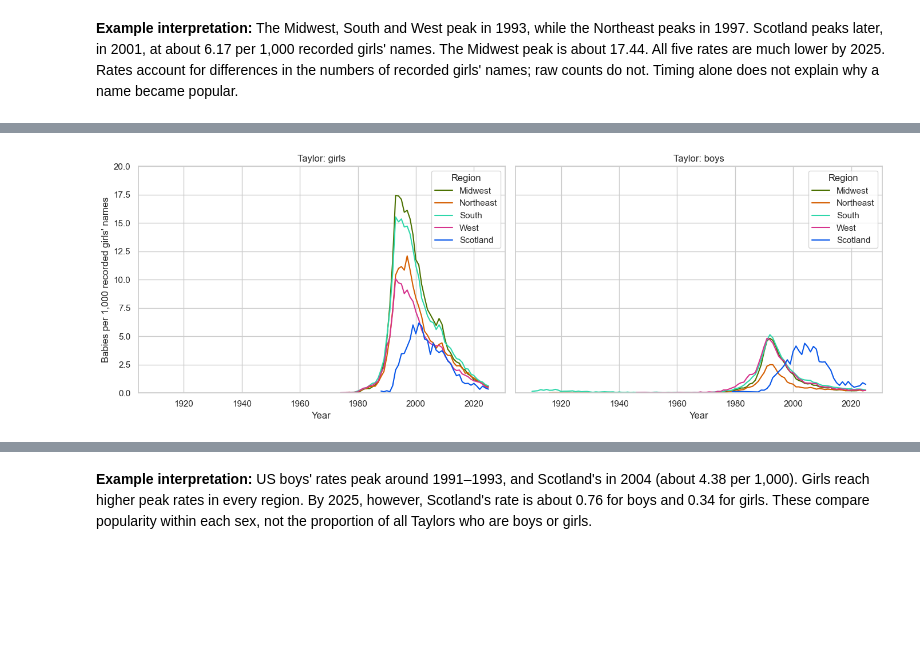
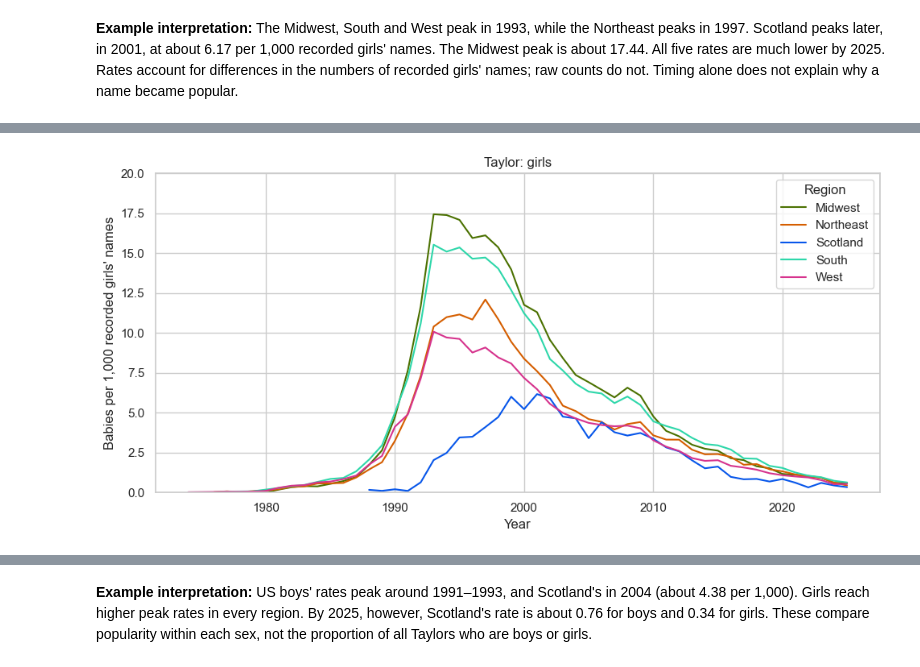
Before and after one commit to j-ales/PN4106_2026_27, a Jupyter notebook: week_5/ANSWERS_05-Visualising-Data-with-Seaborn.ipynb, the cells around one changed output, grey strips where cells are left out. Cells and saved outputs as stored; diff of their text form; code cells hidden in the pictures; blank space fills up the shorter version.

```diff
--- a/week_5/ANSWERS_05-Visualising-Data-with-Seaborn.ipynb
+++ b/week_5/ANSWERS_05-Visualising-Data-with-Seaborn.ipynb
@@ -262,20 +299,26 @@ To compare boys and girls fairly, give **both Taylor plots a y-axis from 0 to 20
 How do the peak years and rates differ? Is Taylor relatively more popular among boys
 or girls in Scotland by 2025? Remember that each sex has its own denominator.
 # %%
-# Redraw both on matching axes so their heights can be compared directly.
-fig, axes = plt.subplots(1, 2, figsize=(14, 5), sharex=True, sharey=True)
-for sex, label, ax in zip(["F", "M"], ["Girls", "Boys"], axes):
-    selected_df = names_rates_df.loc[
-        (names_rates_df["Name"] == "Taylor")
-        & (names_rates_df["Sex"] == sex)
-    ]
-    sns.lineplot(data=selected_df, x="Year", y="CountPer1000", hue="Region",
-                 palette=region_colours, estimator=None, ax=ax)
-    ax.set(title=f"Taylor: {label.lower()}", xlabel="Year",
-           ylabel=f"Babies per 1,000 recorded {label.lower()}' names",
-           ylim=(0, 20))
-    ax.legend(title="Region")
+# Select one name and one sex; retain the full available time history.
+select_name = names_rates_df["Name"] == "Taylor"
+select_sex = names_rates_df["Sex"] == "F"
+taylor_girls_df = names_rates_df.loc[select_name & select_sex].copy()
+taylor_girls_df = taylor_girls_df.sort_values(["Region", "Year"])
+
+# Start a new figure. There is one value per region and year.
+fig, ax = plt.subplots(figsize=(10, 5))
+sns.lineplot(
+    data=taylor_girls_df, x="Year", y="CountPer1000", hue="Region",
+    palette=region_colours, estimator=None, ax=ax,
+)
+
+# Use the same units, colours and y-axis limits in both separate figures.
+ax.set_title("Taylor: girls")
+ax.set_xlabel("Year")
+ax.set_ylabel("Babies per 1,000 recorded girls' names")
+ax.set_ylim(0, 20)
+ax.legend(title="Region")
 fig.tight_layout()
 plt.show()
 # %% [output]
-[figure, old version]
+[figure, new version]
```
Also changed, not shown: parts of 12 cells of this notebook, 2 other files.
